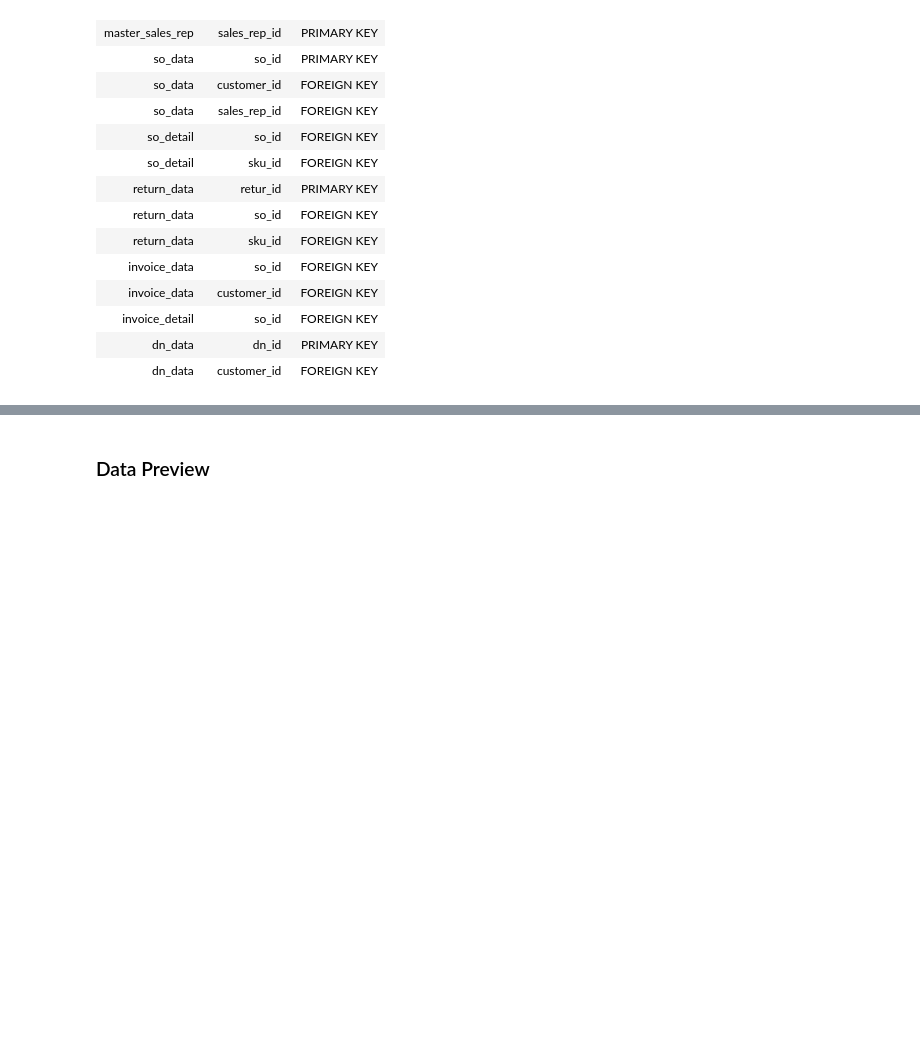
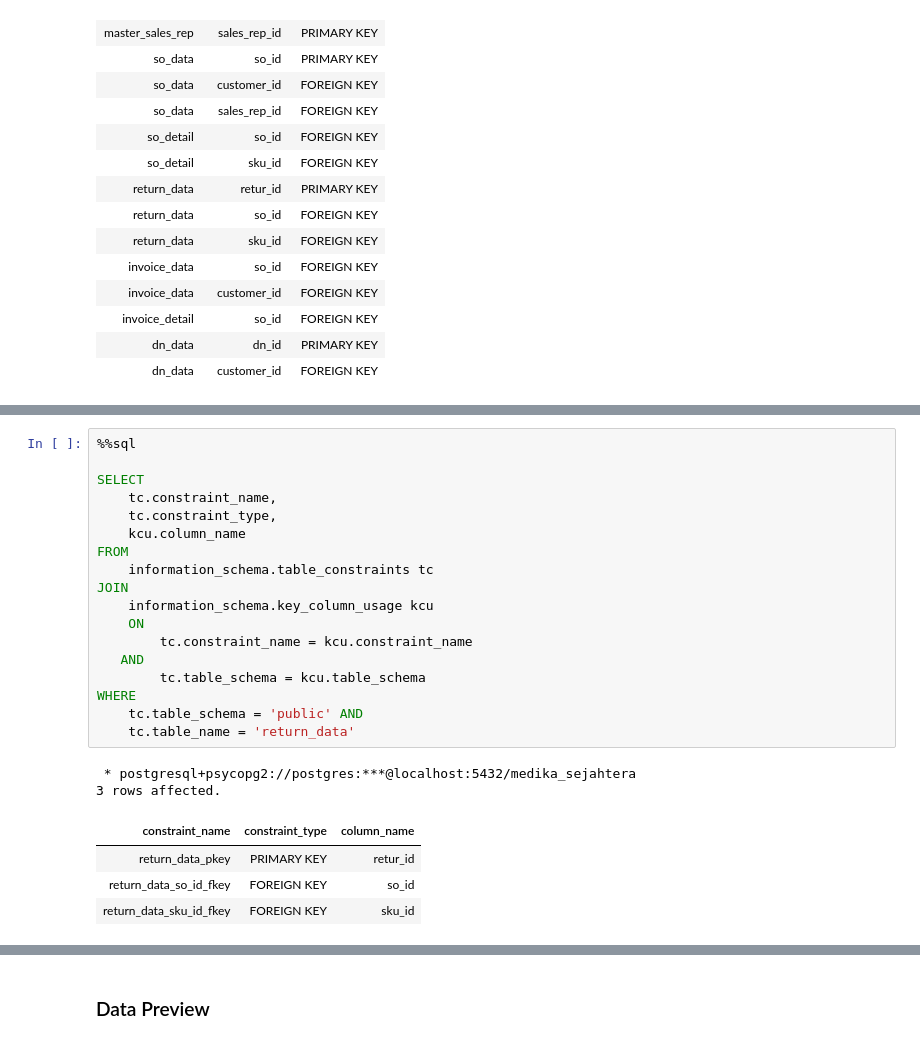
Before and after one commit to Rpfitrah/return-analysis-medika-sejahtera, a Jupyter notebook: Notebook/01_data_understanding.ipynb, the cells around one changed output, grey strips where cells are left out. Cells and saved outputs as stored; diff of their text form; blank space fills up the shorter version.

```diff
--- a/Notebook/01_data_understanding.ipynb
+++ b/Notebook/01_data_understanding.ipynb
@@ -642,0 +650,25 @@ WHERE
+# %%
+%%sql
+
+SELECT
+    tc.constraint_name,
+    tc.constraint_type,
+    kcu.column_name
+FROM
+    information_schema.table_constraints tc
+JOIN
+    information_schema.key_column_usage kcu
+    ON
+        tc.constraint_name = kcu.constraint_name
+   AND
+        tc.table_schema = kcu.table_schema
+WHERE
+    tc.table_schema = 'public' AND
+    tc.table_name = 'return_data'
+# %% [output]
+ * postgresql+psycopg2://postgres:***@localhost:5432/medika_sejahtera
+3 rows affected.
+| constraint_name | constraint_type | column_name |
+| return_data_pkey | PRIMARY KEY | retur_id |
+| return_data_so_id_fkey | FOREIGN KEY | so_id |
+| return_data_sku_id_fkey | FOREIGN KEY | sku_id |
```
Also changed, not shown: parts of 2 cells of this notebook.
